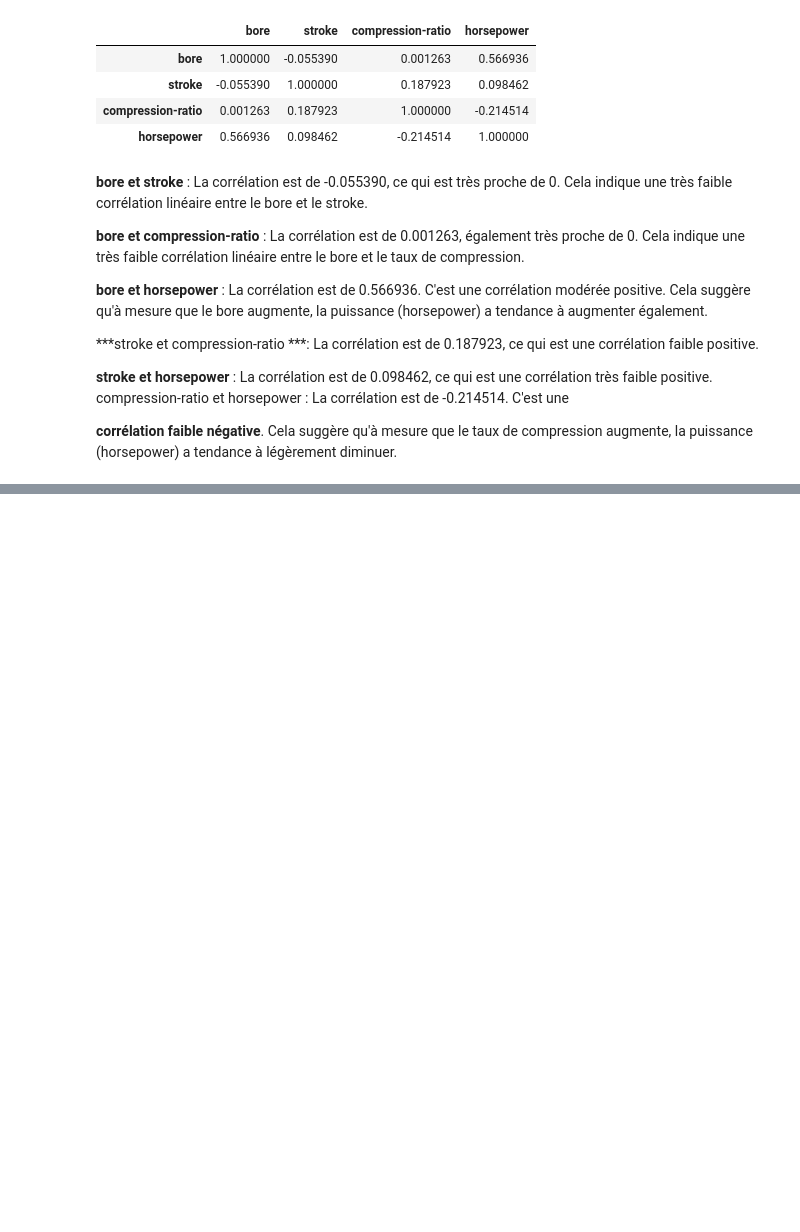
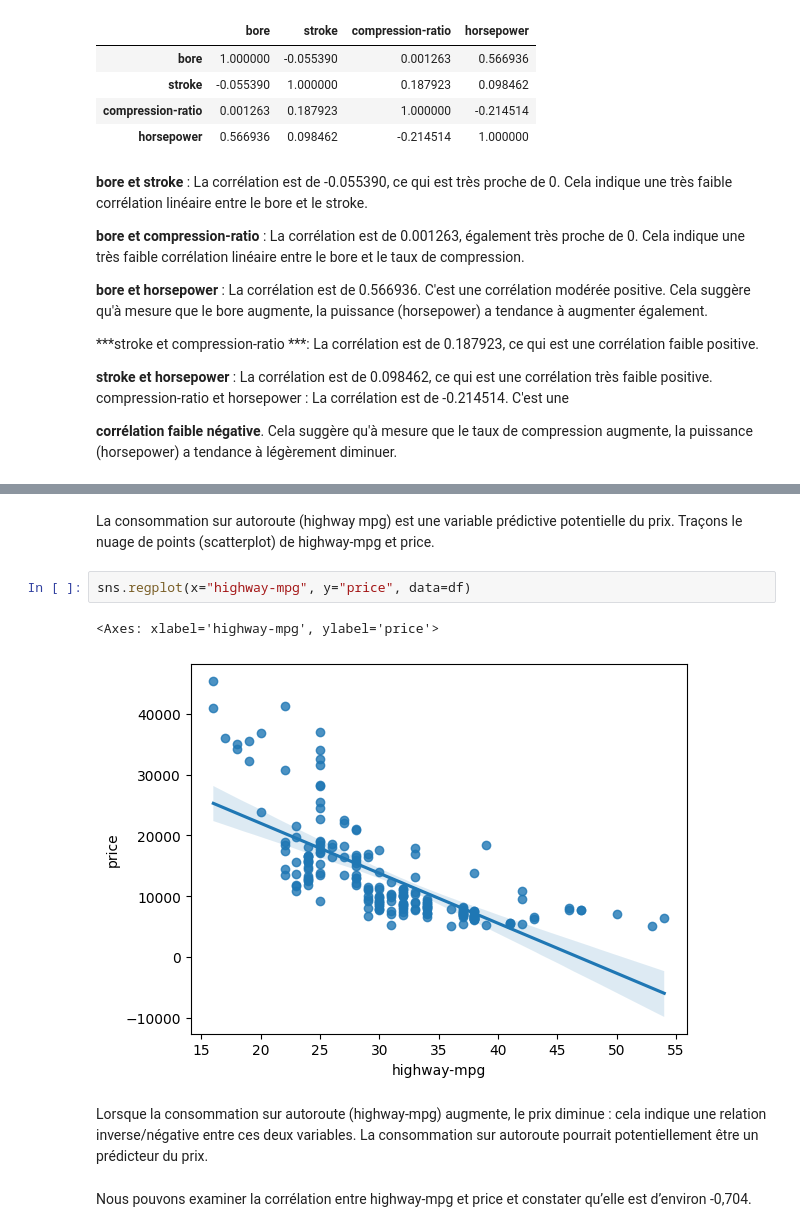
Before and after one commit to MOR1968/Exploratory-Data-Analysis, a Jupyter notebook: analysexploradonnee.ipynb, the cells around one changed output, grey strips where cells are left out. Drawn from its saved outputs; the diff is of its cells as text; blank space fills up the shorter version.

```diff
--- a/analysexploradonnee.ipynb
+++ b/analysexploradonnee.ipynb
@@ -99,0 +119,11 @@ compression-ratio et horsepower : La corrélation est de -0.214514. C'est une
+# %% [markdown]
+La consommation sur autoroute (highway mpg) est une variable prédictive potentielle du prix. Traçons le nuage de points (scatterplot) de highway-mpg et price.
+# %%
+sns.regplot(x="highway-mpg", y="price", data=df)
+# %% [output]
+<Axes: xlabel='highway-mpg', ylabel='price'>
+[figure, added]
+# %% [markdown]
+Lorsque la consommation sur autoroute (highway-mpg) augmente, le prix diminue : cela indique une relation inverse/négative entre ces deux variables. La consommation sur autoroute pourrait potentiellement être un prédicteur du prix.
+# %% [markdown]
+Nous pouvons examiner la corrélation entre highway-mpg et price et constater qu’elle est d’environ -0,704.
```
Also changed, not shown: parts of 27 cells of this notebook.
